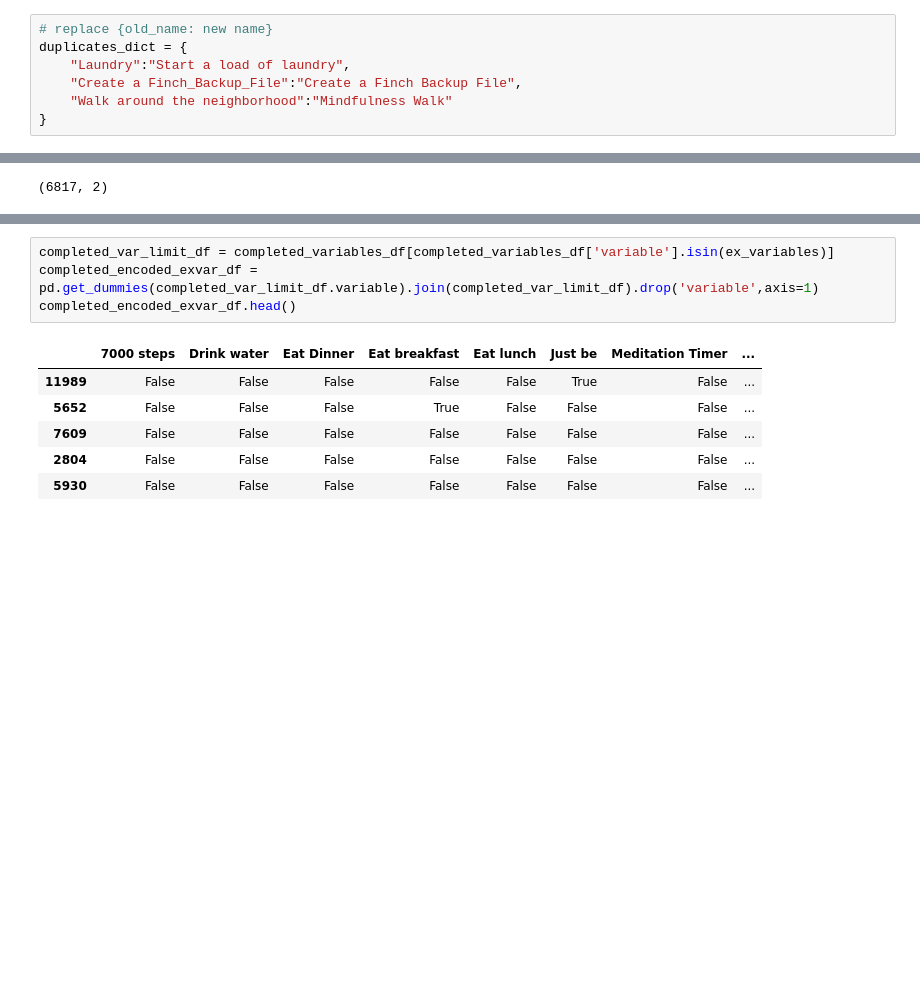
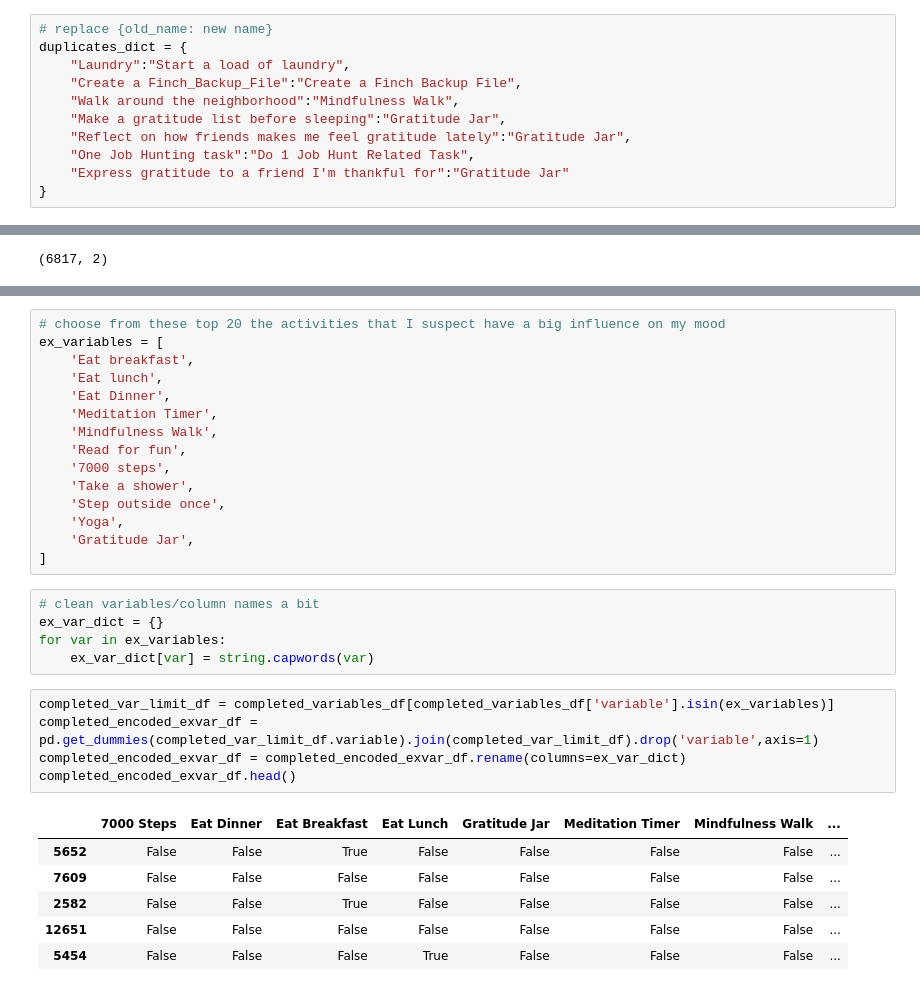
Before and after one commit to kaley-neufeld/Mental-Health-Project, a Jupyter notebook: pipeline.ipynb, the cells around one changed output, grey strips where cells are left out. Drawn from its saved outputs; the diff is of its cells as text; blank space fills up the shorter version.

Commit message:
cleaning file org; model fitting

```diff
--- a/pipeline.ipynb
+++ b/pipeline.ipynb
@@ -169,7 +174,11 @@ exvar_df.head()
 duplicates_dict = {
     "Laundry":"Start a load of laundry",
     "Create a Finch_Backup_File":"Create a Finch Backup File",
-    "Walk around the neighborhood":"Mindfulness Walk"
+    "Walk around the neighborhood":"Mindfulness Walk",
+    "Make a gratitude list before sleeping":"Gratitude Jar",
+    "Reflect on how friends makes me feel gratitude lately":"Gratitude Jar",
+    "One Job Hunting task":"Do 1 Job Hunt Related Task",
+    "Express gratitude to a friend I'm thankful for":"Gratitude Jar"
 }
 # %%
 exvar_df['text'] = exvar_df['text'].replace(duplicates_dict)
@@ -232,14 +246,35 @@ ex_variables
+# %%
+# choose from these top 20 the activities that I suspect have a big influence on my mood
+ex_variables = [
+    'Eat breakfast',
+    'Eat lunch',
+    'Eat Dinner',
+    'Meditation Timer',
+    'Mindfulness Walk',
+    'Read for fun',
+    '7000 steps',
+    'Take a shower',
+    'Step outside once',
+    'Yoga',
+    'Gratitude Jar',
+]
+# %%
+# clean variables/column names a bit
+ex_var_dict = {}
+for var in ex_variables:
+    ex_var_dict[var] = string.capwords(var)
 # %%
 completed_var_limit_df = completed_variables_df[completed_variables_df['variable'].isin(ex_variables)]
 completed_encoded_exvar_df = pd.get_dummies(completed_var_limit_df.variable).join(completed_var_limit_df).drop('variable',axis=1)
+completed_encoded_exvar_df = completed_encoded_exvar_df.rename(columns=ex_var_dict)
 completed_encoded_exvar_df.head()
 # %% [output]
-|  | 7000 steps | Drink water | Eat Dinner | Eat breakfast | Eat lunch | Just be | Meditation Timer | ... |
-| 11989 | False | False | False | False | False | True | False | ... |
-| 5652 | False | False | False | True | False | False | False | ... |
+|  | 7000 Steps | Eat Dinner | Eat Breakfast | Eat Lunch | Gratitude Jar | Meditation Timer | Mindfulness Walk | ... |
+| 5652 | False | False | True | False | False | False | False | ... |
 | 7609 | False | False | False | False | False | False | False | ... |
-| 2804 | False | False | False | False | False | False | False | ... |
-| 5930 | False | False | False | False | False | False | False | ... |
+| 2582 | False | False | True | False | False | False | False | ... |
+| 12651 | False | False | False | False | False | False | False | ... |
+| 5454 | False | False | False | True | False | False | False | ... |
 # %%
 exvar_encoded_df = completed_encoded_exvar_df.groupby('Record_Date').any()
 exvar_encoded_df.head()
```
Also changed, not shown: parts of 82 cells of this notebook, 1 other file.
